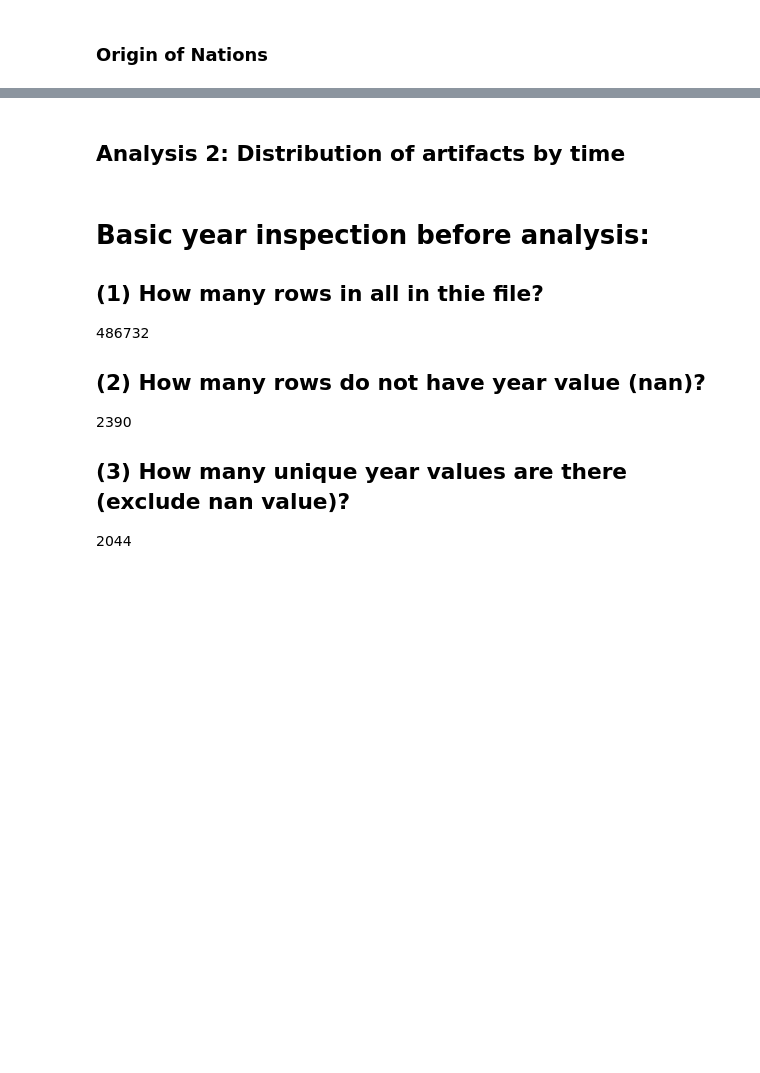
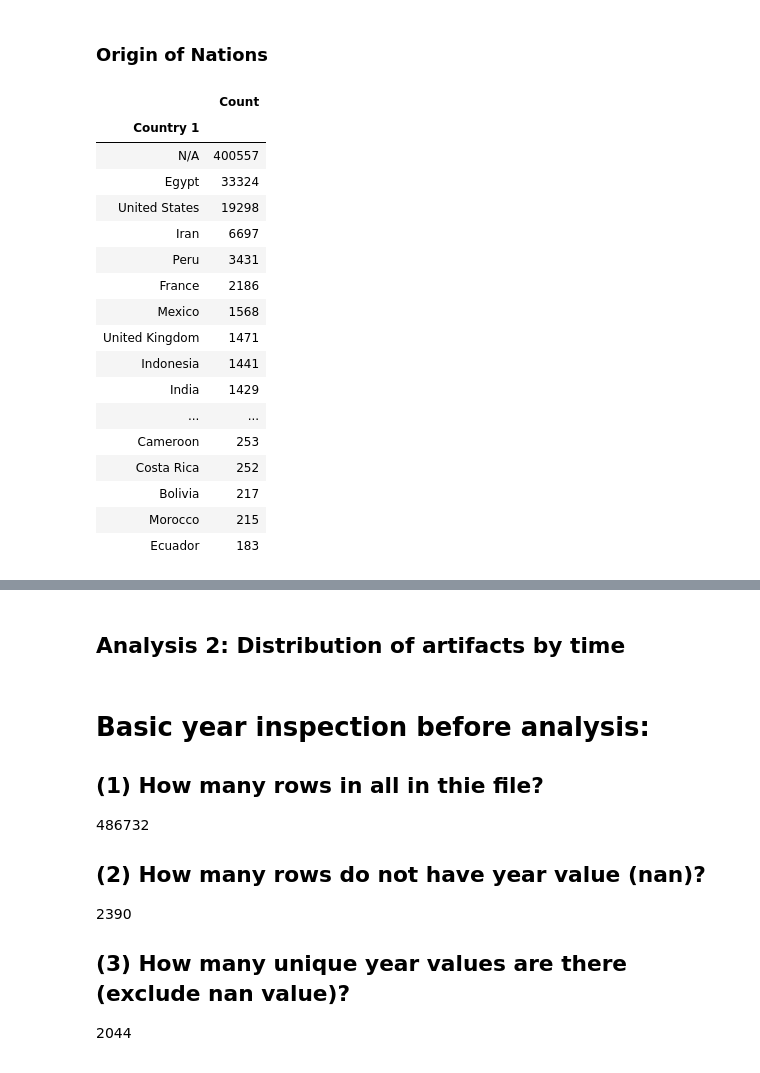
Before and after one commit to YingyingHan1994/final_project_2020Sp, a Jupyter notebook: IS590PRSP20_Final_Proejct.ipynb, the cells around one changed output, grey strips where cells are left out. Saved outputs shown, nothing was run; the diff lists cells and outputs as text; code cells hidden in the pictures; blank space fills up the shorter version.

```diff
--- a/IS590PRSP20_Final_Proejct.ipynb
+++ b/IS590PRSP20_Final_Proejct.ipynb
@@ -47,2 +77,26 @@ ethnicity_df.shape   # (109, 2)
 # %% [markdown]
 ### Origin of Nations
+# %%
+museum_df.loc[:,('Country 1')] = museum_df['Country 1'].fillna('N/A')
+museum_df[museum_df['Country 1'] == "Côte d'Ivoire"] ="Cote d'Ivoire"
+museum_group = museum_df.groupby("Country 1").size().sort_values(ascending=False).head(30).to_frame(name='Count')
+museum_group
+# %% [output]
+|  | Count |
+| Country 1 |  |
+| N/A | 400557 |
+| Egypt | 33324 |
+| United States | 19298 |
+| Iran | 6697 |
+| Peru | 3431 |
+| France | 2186 |
+| Mexico | 1568 |
+| United Kingdom | 1471 |
+| Indonesia | 1441 |
+| India | 1429 |
+| ... | ... |
+| Cameroon | 253 |
+| Costa Rica | 252 |
+| Bolivia | 217 |
+| Morocco | 215 |
+| Ecuador | 183 |
```
Also changed, not shown: parts of 30 cells of this notebook, 1 other file.
